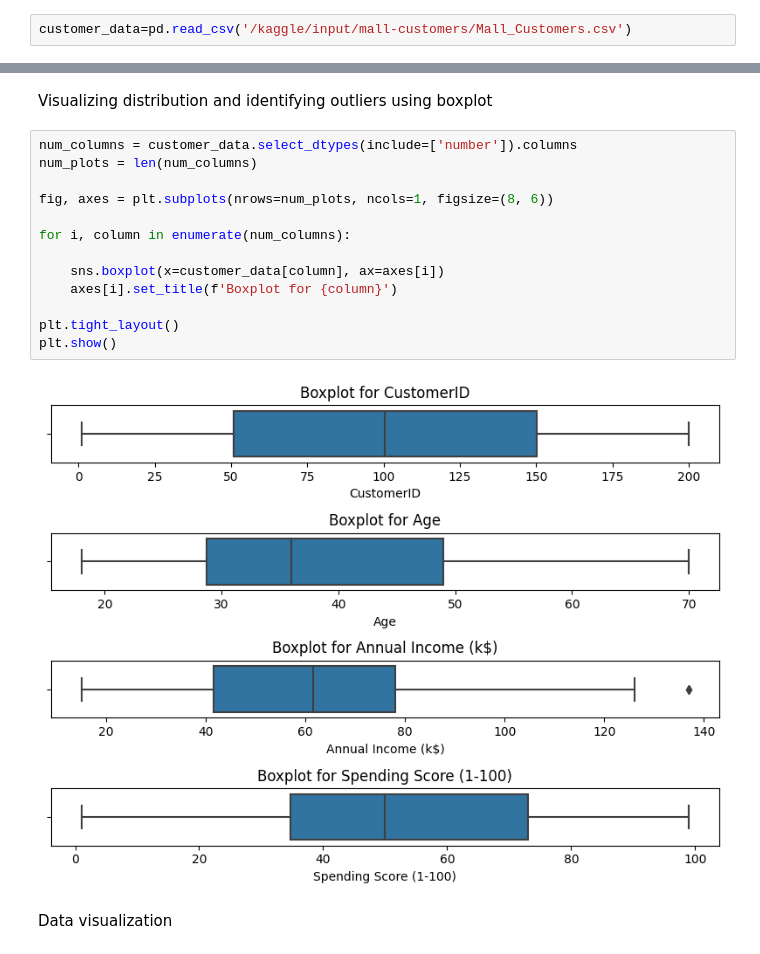
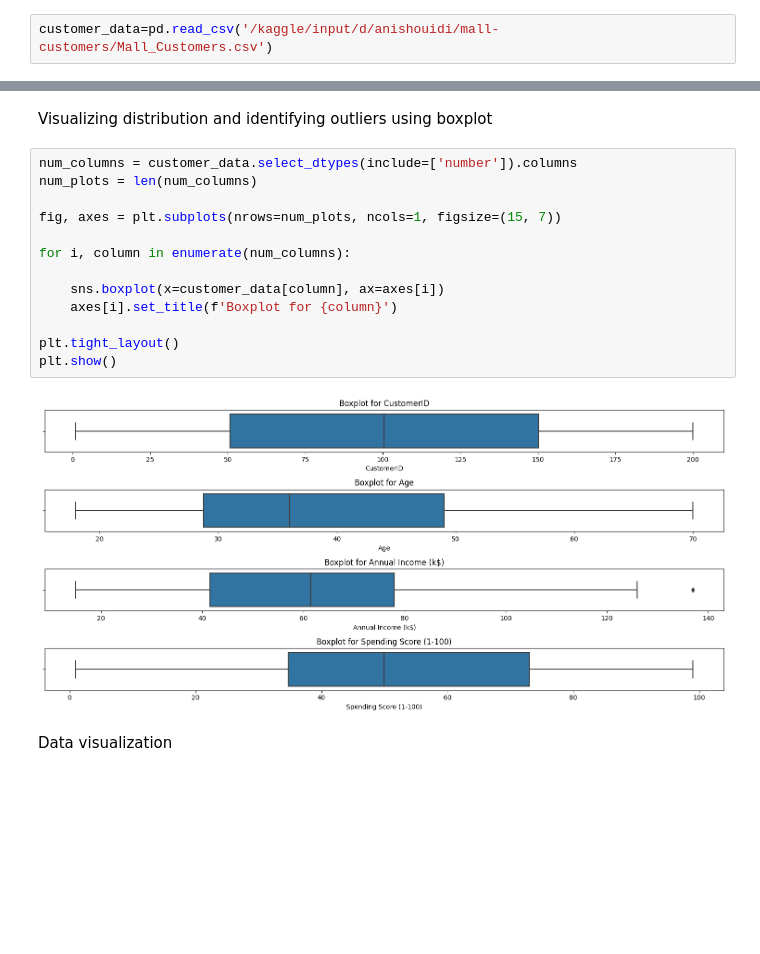
Before and after one commit to Anisx-D/Customer_Segmentation_and_Analysis_with_different_Clustering_Techniques, a Jupyter notebook: Customer_Segmentation_and_Analysis.ipynb, the cells around one changed output, grey strips where cells are left out. Drawn from its saved outputs; the diff is of its cells as text; blank space fills up the shorter version.

```diff
--- a/Customer_Segmentation_and_Analysis.ipynb
+++ b/Customer_Segmentation_and_Analysis.ipynb
@@ -28,5 +28,5 @@ Data collection & analysis
 # %%
-customer_data=pd.read_csv('/kaggle/input/mall-customers/Mall_Customers.csv')
+customer_data=pd.read_csv('/kaggle/input/d/anishouidi/mall-customers/Mall_Customers.csv')
 # %%
 customer_data.head()
 # %% [output]
@@ -93,18 +93,18 @@ Visualizing distribution and identifying outliers using boxplot
 # %%
 num_columns = customer_data.select_dtypes(include=['number']).columns
 num_plots = len(num_columns)
 
-fig, axes = plt.subplots(nrows=num_plots, ncols=1, figsize=(8, 6))
+fig, axes = plt.subplots(nrows=num_plots, ncols=1, figsize=(15, 7))
 
 for i, column in enumerate(num_columns):
 
     sns.boxplot(x=customer_data[column], ax=axes[i])
     axes[i].set_title(f'Boxplot for {column}')
 
 plt.tight_layout()
 plt.show()
 # %% [output]
-[figure, old version]
+[figure, new version]
 # %% [markdown]
 Data visualization
 # %%
```
Also changed, not shown: parts of 42 cells of this notebook.
